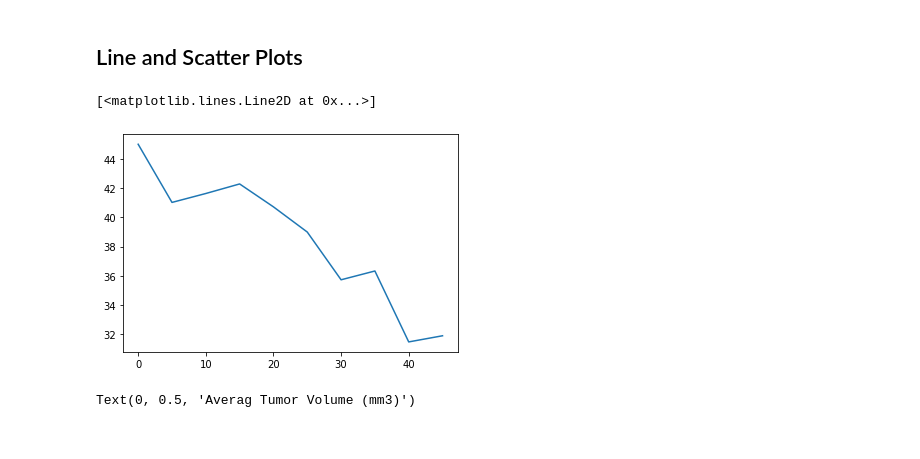
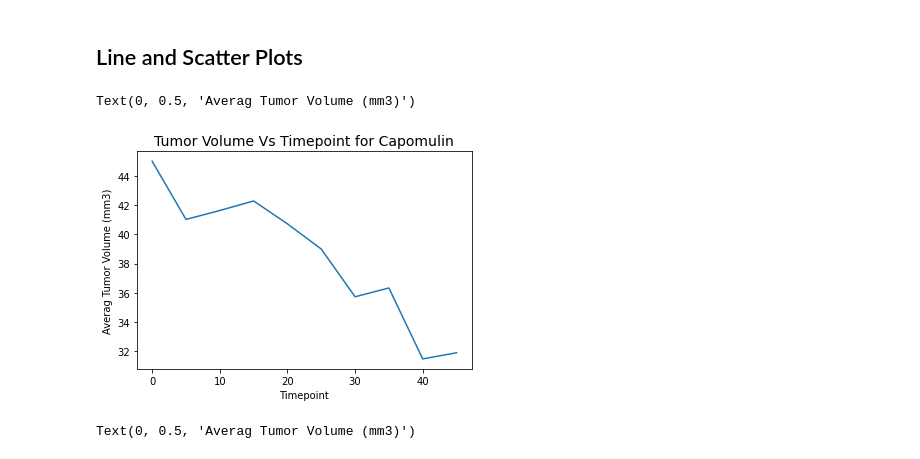
Before and after one commit to Courtneyrobison3/matplotlib-challenge, a Jupyter notebook: pymaceuticals_starter.ipynb, the cells around one changed output. Drawn from its saved outputs; the diff is of its cells as text; code cells hidden in the pictures.

Commit message:
Final titles to line graph and readme

```diff
--- a/pymaceuticals_starter.ipynb
+++ b/pymaceuticals_starter.ipynb
@@ -345,12 +345,15 @@ plt.show
 # %%
 # Generate a line plot of tumor volume vs. time point for a mouse treated with Capomum
 mouse_id = 'y793'
 mouse_reg = 'Capomulin'
 tumor_time_df = merged_clean.loc[merged_clean['Mouse ID']== mouse_id]
 plt.plot(tumor_time_df['Timepoint'], tumor_time_df['Tumor Volume (mm3)'])
+plt.title('Tumor Volume Vs Timepoint for Capomulin',fontsize =14)
+plt.xlabel('Timepoint',fontsize =10)
+plt.ylabel('Averag Tumor Volume (mm3)',fontsize =10)
 # %% [output]
-[<matplotlib.lines.Line2D at 0x...>]
+Text(0, 0.5, 'Averag Tumor Volume (mm3)')
-[figure, old version]
+[figure, new version]
 # %%
 # Generate a scatter plot of average tumor volume vs. mouse weight for the Capomulin regimen
 #average_tumor_weight = merged_clean.groupby('Tumor Volume (mm3)')[]
```
Also changed, not shown: parts of 1 cell of this notebook, 1 other file.
